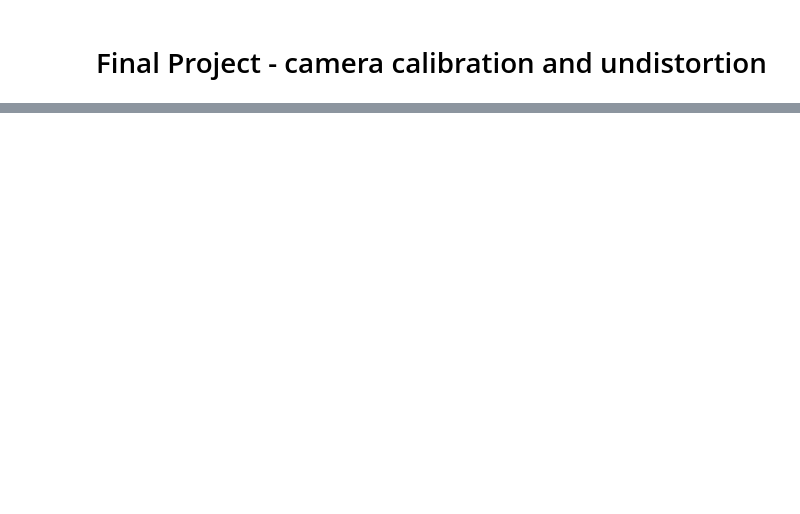
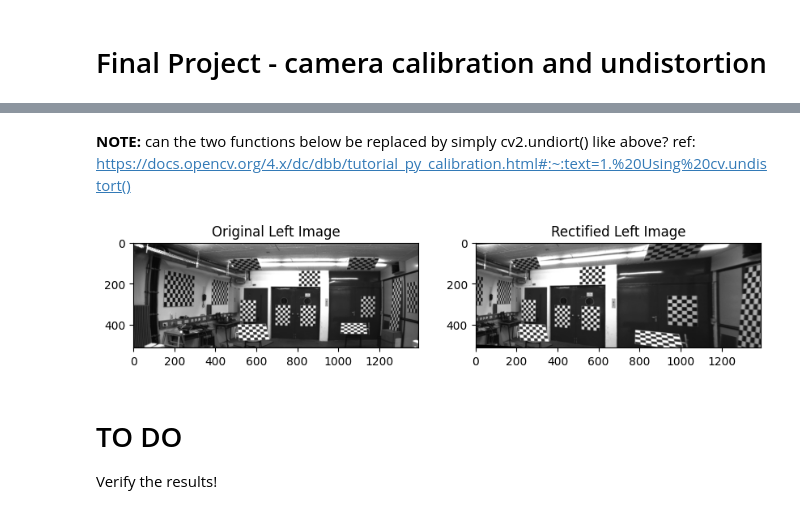
Before and after one commit to alexciru/Pfas-finalProject, a Jupyter notebook: data/calibration_&_rectification.ipynb, the cells around one changed output, grey strips where cells are left out. Saved outputs shown, nothing was run; the diff lists cells and outputs as text; code cells hidden in the pictures; blank space fills up the shorter version.

Commit message:
Updated the notebook - last step is to verify the results

```diff
--- a/data/calibration_&_rectification.ipynb
+++ b/data/calibration_&_rectification.ipynb
@@ -143 +174,5 @@ rightobjpoints, rightimgpoints = findAllChessCorners(right_imgs)
+# %%
+#NOTE: this takes ~1 min to run with time=100 (0.1 sec per image)
+# Obtain the left and right image points, as well as all the object points
+objpoints, leftImgPoints, rightImgPoints = findAllChessCorners(leftImgs, rightImgs, time=0)
 # %%
@@ -223,0 +204,19 @@ right_mapx, right_mapy = cv2.initUndistortRectifyMap(right_mtx, right_dist, righ
+# %%
+# Stereo rectify the images to have them be in the same plane
+rectifiedLeft, rectifiedRight, projectionLeft, projectionRight, Q, roiLeft, roiRight=\
+    cv2.stereoRectify(leftCamMatrix, leftCamDist, rightCamMatrix, rightCamDist,
+                      leftGray.shape[::-1], R, T)
+# %%
+leftStereoMapX, leftStereoMapY = cv2.initUndistortRectifyMap(leftCamMatrix, leftCamDist,
+                                                             rectifiedLeft, projectionLeft,
+                                                             leftGray.shape[::-1], cv2.CV_16SC2)
+rightStereoMapX, rightStereoMapY = cv2.initUndistortRectifyMap(rightCamMatrix, rightCamDist,
+                                                                rectifiedRight, projectionRight,
+                                                                rightGray.shape[::-1], cv2.CV_16SC2)
+# Save the parameters to an xml file
+cv_file = cv2.FileStorage("stereoCamParameters.xml", cv2.FILE_STORAGE_WRITE)
+cv_file.write("Left_Stereo_Map_x",leftStereoMapX)
+cv_file.write("Left_Stereo_Map_y",leftStereoMapY)
+cv_file.write("Right_Stereo_Map_x",rightStereoMapX)
+cv_file.write("Right_Stereo_Map_y",rightStereoMapY)
+cv_file.release()
@@ -223,0 +232,3 @@ right_mapx, right_mapy = cv2.initUndistortRectifyMap(right_mtx, right_dist, righ
+# %% [markdown]
+**NOTE:** can the two functions below be replaced by simply cv2.undiort() like above?
+ref: https://docs.opencv.org/4.x/dc/dbb/tutorial_py_calibration.html#:~:text=1.%20Using%20cv.undistort()
@@ -224,3 +238,19 @@ right_mapx, right_mapy = cv2.initUndistortRectifyMap(right_mtx, right_dist, righ
 # %%
-rectified_left = cv2.remap(left_gray, left_mapx, left_mapy, cv2.INTER_LINEAR, cv2.BORDER_CONSTANT)
-rectified_right = cv2.remap(right_gray, right_mapx, right_mapy, cv2.INTER_LINEAR, cv2.BORDER_CONSTANT)
+# Rectify the two images
+rectifiedLeft = cv2.remap(leftGray, leftStereoMapX, leftStereoMapY, cv2.INTER_LINEAR, cv2.BORDER_CONSTANT)
+rectifiedRight = cv2.remap(rightGray, rightStereoMapX, rightStereoMapY, cv2.INTER_LINEAR, cv2.BORDER_CONSTANT)
+# %%
+# Display the left recitified image next to the original left image
+plt.figure(figsize=(10,10))
+plt.subplot(121)
+plt.imshow(leftGray, cmap='gray')
+plt.title("Original Left Image")
+plt.subplot(122)
+plt.imshow(rectifiedLeft, cmap='gray')
+plt.title("Rectified Left Image")
+plt.show()
+# %% [output]
+[figure, added]
+# %% [markdown]
+# TO DO
+Verify the results!
```
Also changed, not shown: parts of 20 cells of this notebook.
